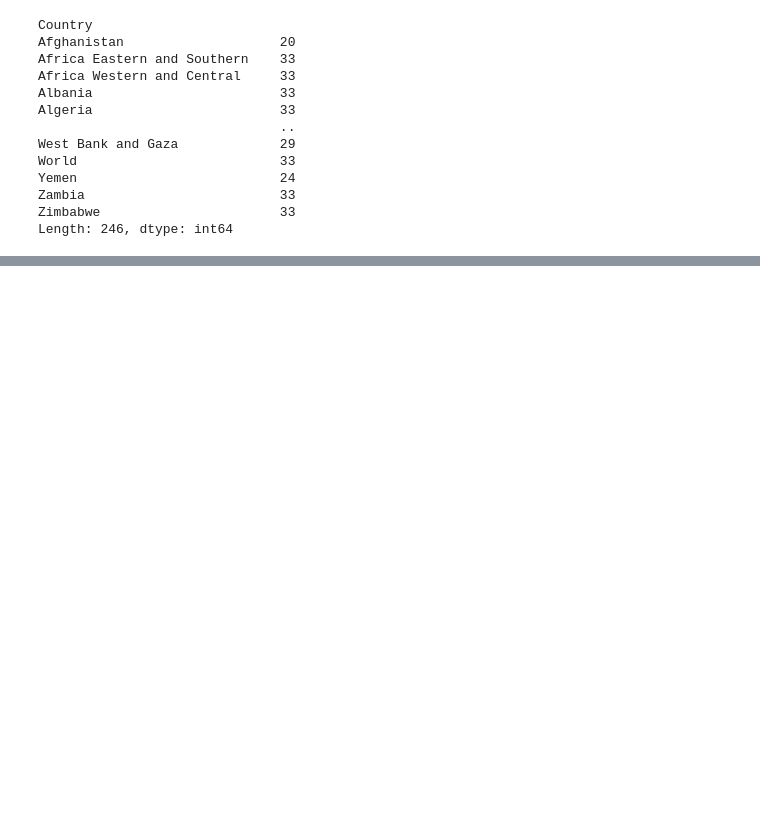
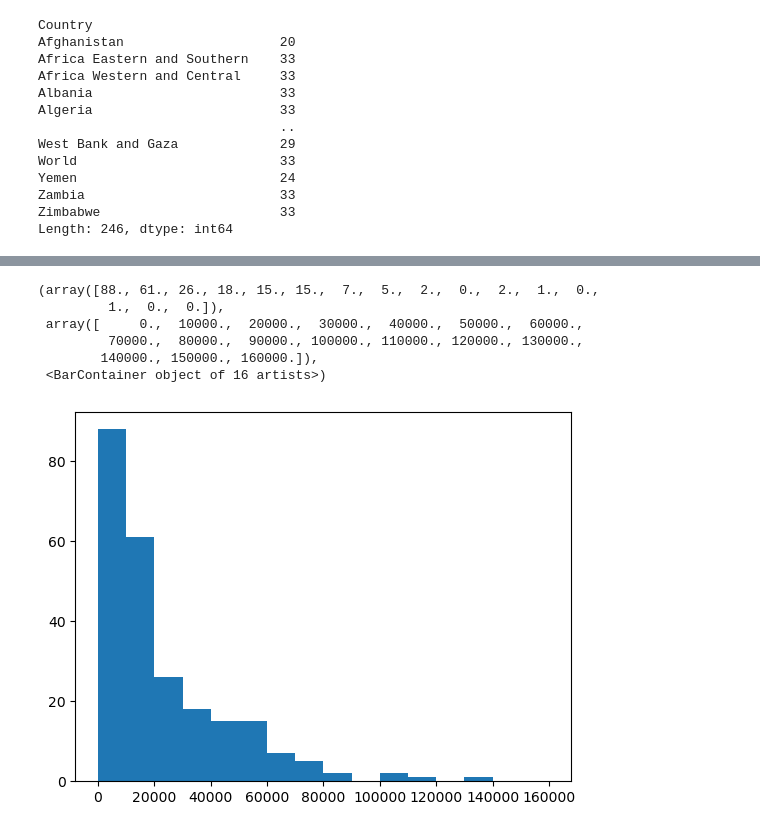
Before and after one commit to nss-data-science-cohort-8/un-exploration-MultidisciplinaryDeepDives, a Jupyter notebook: notebooks/UN_Data_Exploration.ipynb, the cells around one changed output, grey strips where cells are left out. Drawn from its saved outputs; the diff is of its cells as text; code cells hidden in the pictures; blank space fills up the shorter version.

```diff
--- a/notebooks/UN_Data_Exploration.ipynb
+++ b/notebooks/UN_Data_Exploration.ipynb
@@ -166,0 +179,3 @@ Length: 246, dtype: int64
+# %%
+gdp_2021 = gdp_df[gdp_df['Year']==2021]
+gdp_2021
@@ -166,0 +215,3 @@ Length: 246, dtype: int64
+# %%
+GDP_Per_Capita_2021_series = gdp_2021['GDP_Per_Capita'].squeeze()
+GDP_Per_Capita_2021_series
@@ -166,0 +260,10 @@ Length: 246, dtype: int64
+# %%
+plt.hist(GDP_Per_Capita_2021_series, bins=[0, 10000, 20000, 30000, 40000, 50000, 60000, 70000, 80000, 90000, 100000, 110000, 120000, 130000, 140000, 150000, 160000])
+# %% [output]
+(array([88., 61., 26., 18., 15., 15.,  7.,  5.,  2.,  0.,  2.,  1.,  0.,
+         1.,  0.,  0.]),
+ array([     0.,  10000.,  20000.,  30000.,  40000.,  50000.,  60000.,
+         70000.,  80000.,  90000., 100000., 110000., 120000., 130000.,
+        140000., 150000., 160000.]),
+ <BarContainer object of 16 artists>)
+[figure, added]
```
Also changed, not shown: parts of 18 cells of this notebook.
